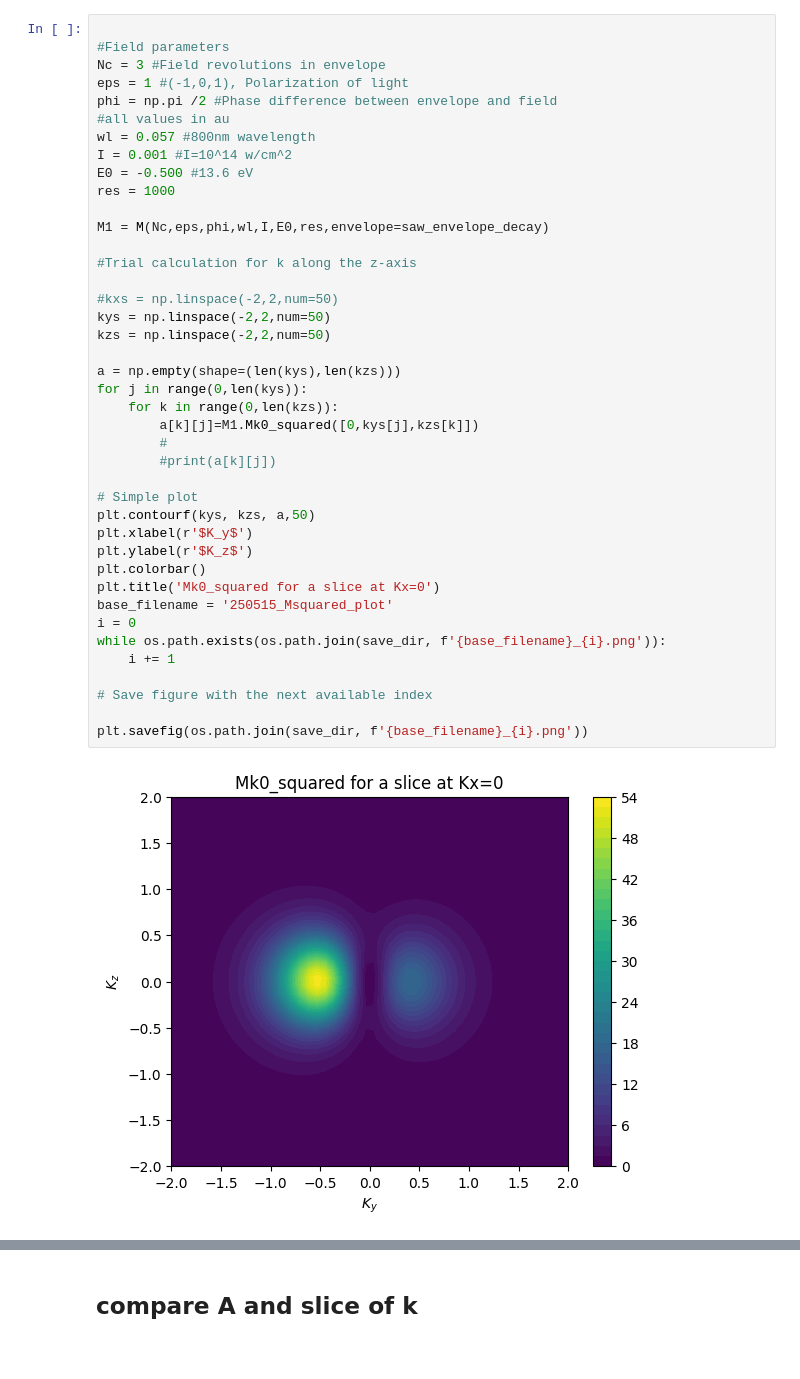
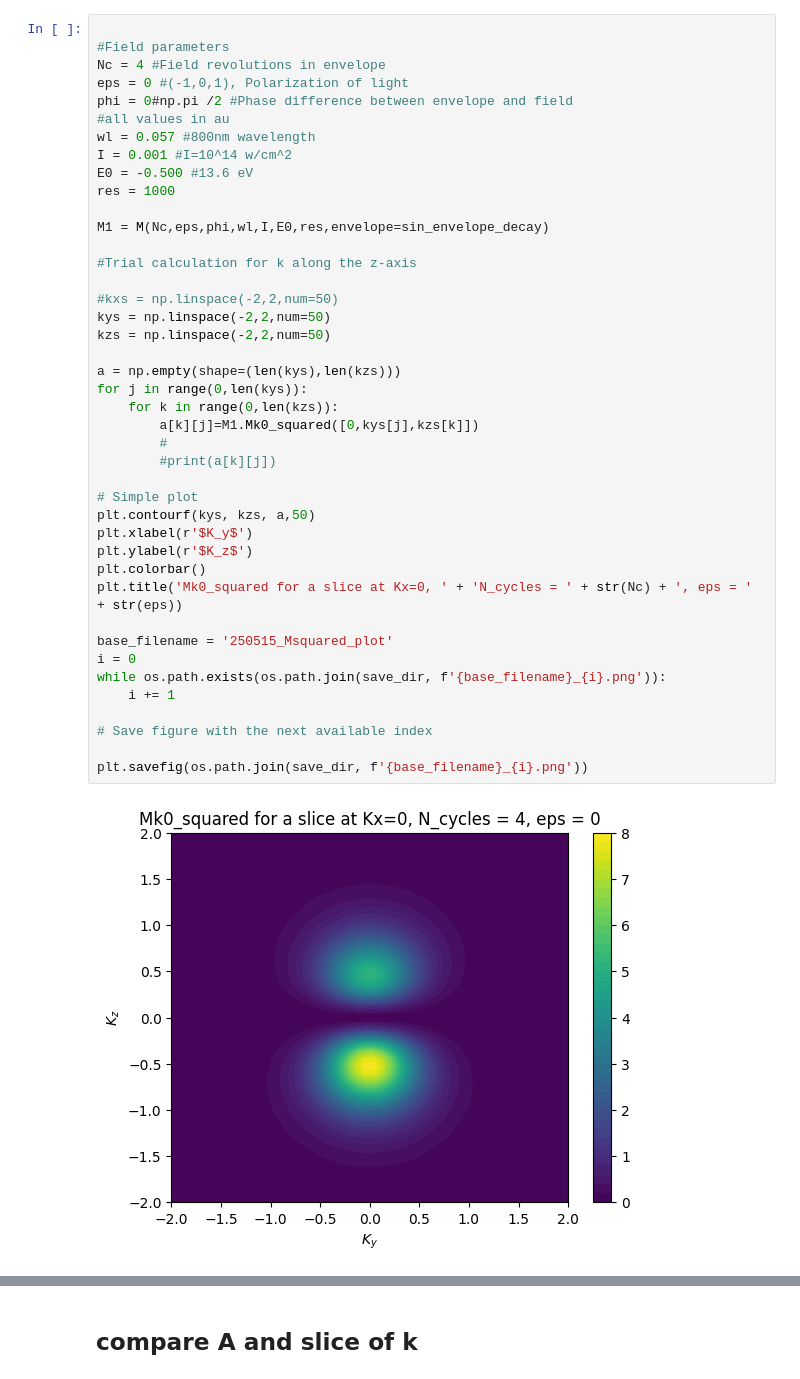
Before and after one commit to Kschloms/Ultra-fast-final-pres, a Jupyter notebook: 250515_Notebookversion of it.ipynb, the cells around one changed output, grey strips where cells are left out. Drawn from its saved outputs; the diff is of its cells as text.

```diff
--- a/250515_Notebookversion of it.ipynb
+++ b/250515_Notebookversion of it.ipynb
@@ -114,46 +144,47 @@ class M:
 # %%
 
 #Field parameters
-Nc = 3 #Field revolutions in envelope
-eps = 1 #(-1,0,1), Polarization of light
-phi = np.pi /2 #Phase difference between envelope and field
+Nc = 4 #Field revolutions in envelope
+eps = 0 #(-1,0,1), Polarization of light
+phi = 0#np.pi /2 #Phase difference between envelope and field
 #all values in au
 wl = 0.057 #800nm wavelength
 I = 0.001 #I=10^14 w/cm^2
 E0 = -0.500 #13.6 eV
 res = 1000
 
-M1 = M(Nc,eps,phi,wl,I,E0,res,envelope=saw_envelope_decay)
+M1 = M(Nc,eps,phi,wl,I,E0,res,envelope=sin_envelope_decay)
 
 #Trial calculation for k along the z-axis
 
 #kxs = np.linspace(-2,2,num=50)
 kys = np.linspace(-2,2,num=50)
 kzs = np.linspace(-2,2,num=50)
 
 a = np.empty(shape=(len(kys),len(kzs)))
 for j in range(0,len(kys)):
     for k in range(0,len(kzs)):
         a[k][j]=M1.Mk0_squared([0,kys[j],kzs[k]])
         #
         #print(a[k][j])
 
 # Simple plot
 plt.contourf(kys, kzs, a,50)
 plt.xlabel(r'$K_y$')
 plt.ylabel(r'$K_z$')
 plt.colorbar()
-plt.title('Mk0_squared for a slice at Kx=0')
+plt.title('Mk0_squared for a slice at Kx=0, ' + 'N_cycles = ' + str(Nc) + ', eps = ' + str(eps))
+
 base_filename = '250515_Msquared_plot'
 i = 0
 while os.path.exists(os.path.join(save_dir, f'{base_filename}_{i}.png')):
     i += 1
 
 # Save figure with the next available index
 
 plt.savefig(os.path.join(save_dir, f'{base_filename}_{i}.png'))
 # %% [output]
-[figure, old version]
+[figure, new version]
 # %%
 M1.plotAs()
 # %% [output]
```
Also changed, not shown: parts of 6 cells of this notebook.
